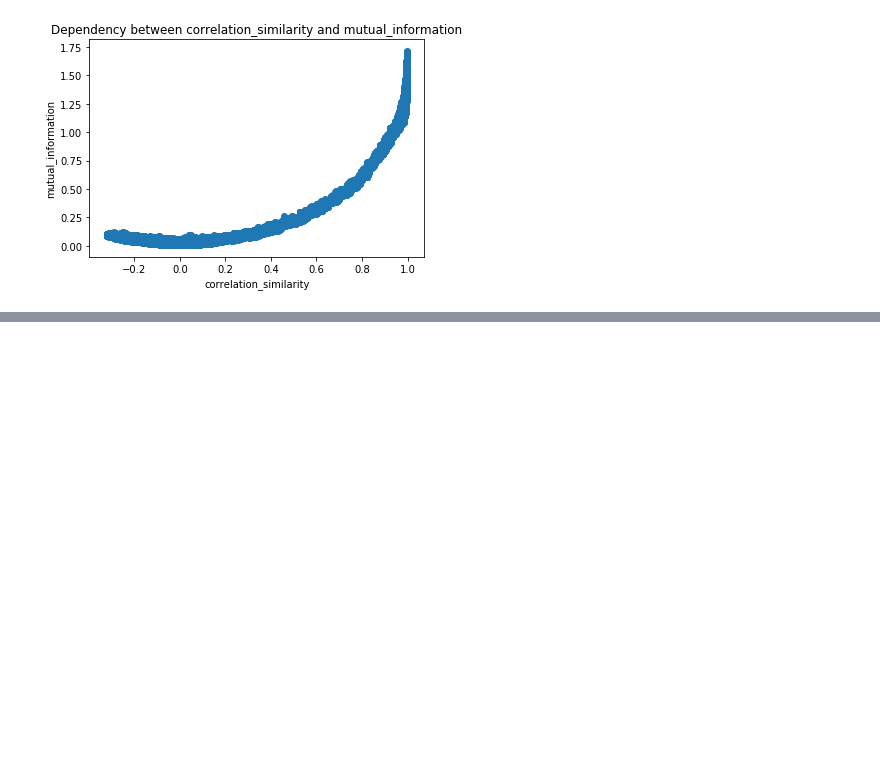
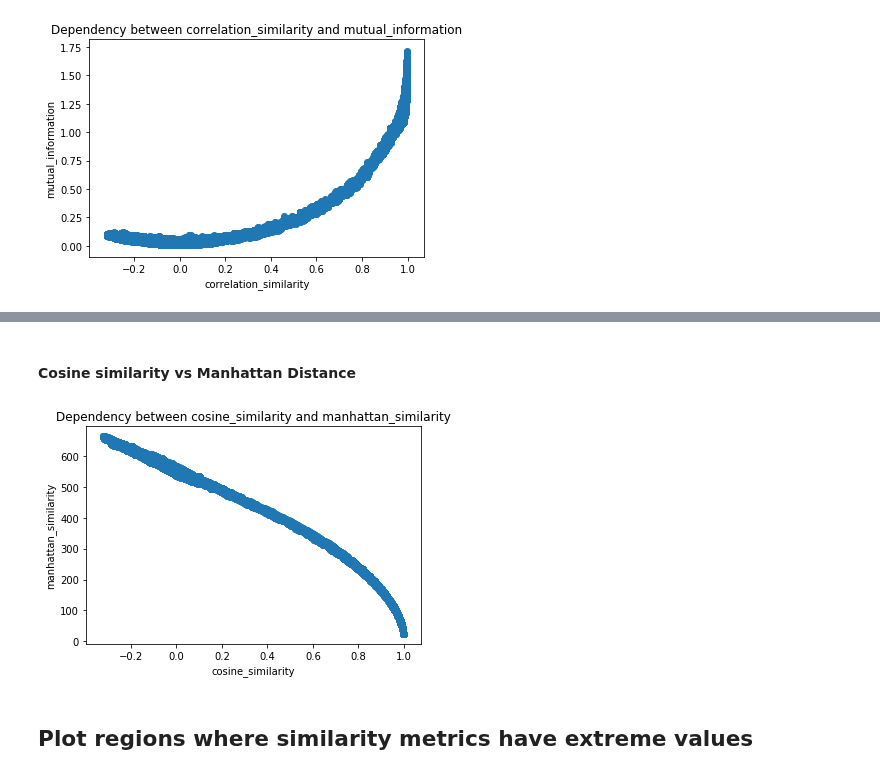
Before and after one commit to Climate-Data-Science/Climate-Similarity-Metrics, a Jupyter notebook: 8_similarity_metrics_dependency.ipynb, the cells around one changed output, grey strips where cells are left out. Saved outputs shown, nothing was run; the diff lists cells and outputs as text; code cells hidden in the pictures; blank space fills up the shorter version.

```diff
--- a/8_similarity_metrics_dependency.ipynb
+++ b/8_similarity_metrics_dependency.ipynb
@@ -47,0 +56,8 @@ plots.plot_similarity_dependency(u_l30, qbo_equator, sim.correlation_similarity,
+# %% [markdown]
+<h4>Cosine similarity vs Manhattan Distance</h4>
+# %%
+plots.plot_similarity_dependency(u_l30, qbo_equator, sim.cosine_similarity, sim.manhattan_similarity)
+# %% [output]
+[figure, added]
+# %% [markdown]
+<h2>Plot regions where similarity metrics have extreme values</h2>
```
Also changed, not shown: parts of 14 cells of this notebook, 2 other files.
